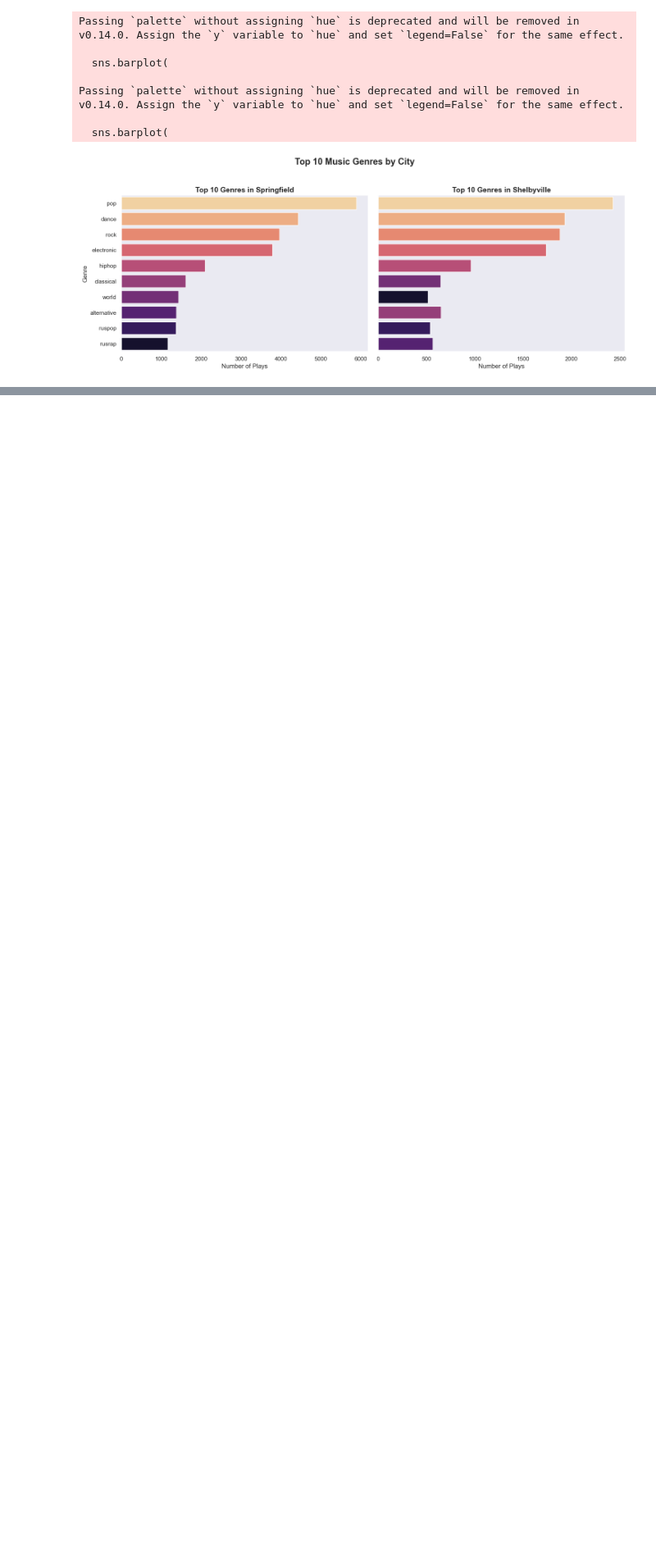
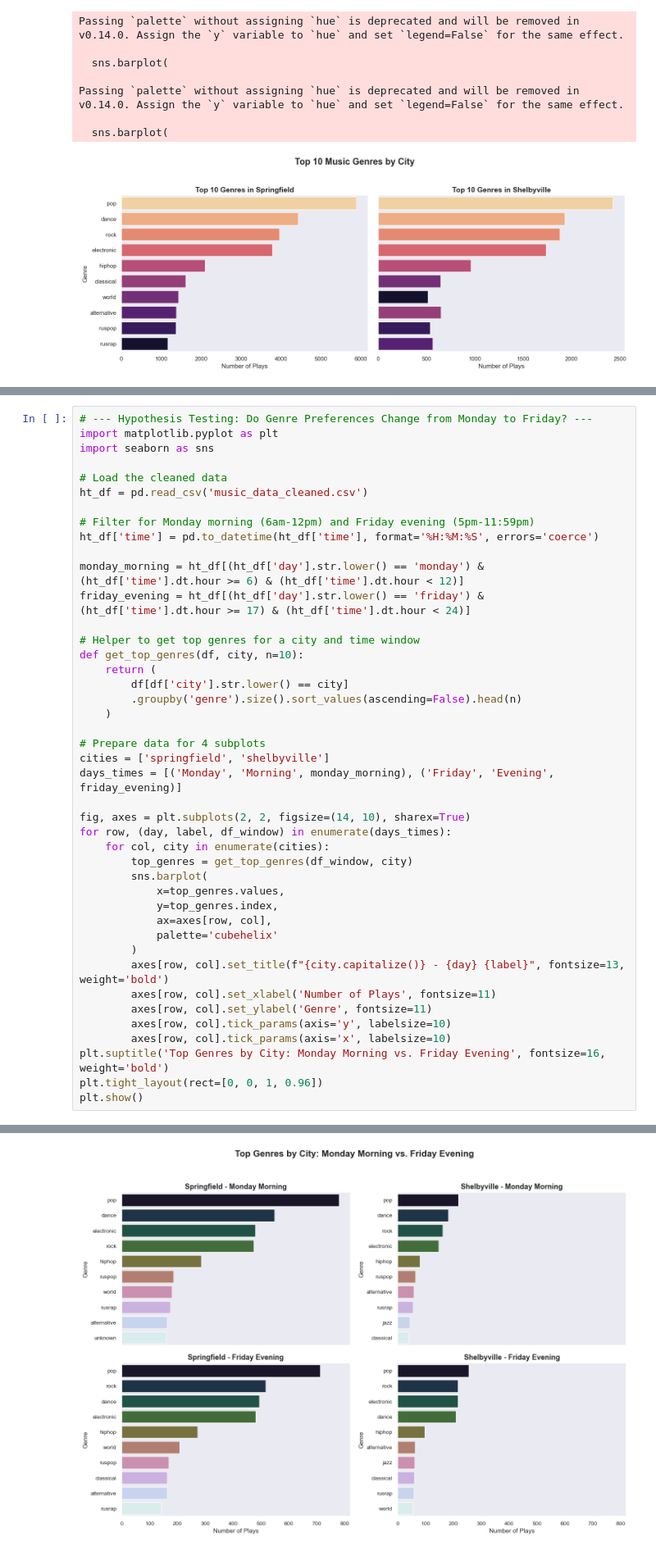
Before and after one commit to AnnaPChop/music-taste-analysis, a Jupyter notebook: music_analysis.ipynb, the cells around one changed output, grey strips where cells are left out. Shown at 82% size. Cells and saved outputs as stored; diff of their text form; blank space fills up the shorter version.

Commit message:
add hypothesis testing

```diff
--- a/music_analysis.ipynb
+++ b/music_analysis.ipynb
@@ -203,0 +212,44 @@ These visualizations give us our first real insight!
+# %%
+# --- Hypothesis Testing: Do Genre Preferences Change from Monday to Friday? ---
+import matplotlib.pyplot as plt
+import seaborn as sns
+
+# Load the cleaned data
+ht_df = pd.read_csv('music_data_cleaned.csv')
+
+# Filter for Monday morning (6am-12pm) and Friday evening (5pm-11:59pm)
+ht_df['time'] = pd.to_datetime(ht_df['time'], format='%H:%M:%S', errors='coerce')
+
+monday_morning = ht_df[(ht_df['day'].str.lower() == 'monday') & (ht_df['time'].dt.hour >= 6) & (ht_df['time'].dt.hour < 12)]
+friday_evening = ht_df[(ht_df['day'].str.lower() == 'friday') & (ht_df['time'].dt.hour >= 17) & (ht_df['time'].dt.hour < 24)]
+
+# Helper to get top genres for a city and time window
+def get_top_genres(df, city, n=10):
+    return (
+        df[df['city'].str.lower() == city]
+        .groupby('genre').size().sort_values(ascending=False).head(n)
+    )
+
+# Prepare data for 4 subplots
+cities = ['springfield', 'shelbyville']
+days_times = [('Monday', 'Morning', monday_morning), ('Friday', 'Evening', friday_evening)]
+
+fig, axes = plt.subplots(2, 2, figsize=(14, 10), sharex=True)
+for row, (day, label, df_window) in enumerate(days_times):
+    for col, city in enumerate(cities):
+        top_genres = get_top_genres(df_window, city)
+        sns.barplot(
+            x=top_genres.values,
+            y=top_genres.index,
+            ax=axes[row, col],
+            palette='cubehelix'
+        )
+        axes[row, col].set_title(f"{city.capitalize()} - {day} {label}", fontsize=13, weight='bold')
+        axes[row, col].set_xlabel('Number of Plays', fontsize=11)
+        axes[row, col].set_ylabel('Genre', fontsize=11)
+        axes[row, col].tick_params(axis='y', labelsize=10)
+        axes[row, col].tick_params(axis='x', labelsize=10)
+plt.suptitle('Top Genres by City: Monday Morning vs. Friday Evening', fontsize=16, weight='bold')
+plt.tight_layout(rect=[0, 0, 1, 0.96])
+plt.show()
+# %% [output]
@@ -203,0 +271 @@ These visualizations give us our first real insight!
+[figure, added]
```
Also changed, not shown: parts of 5 cells of this notebook.
